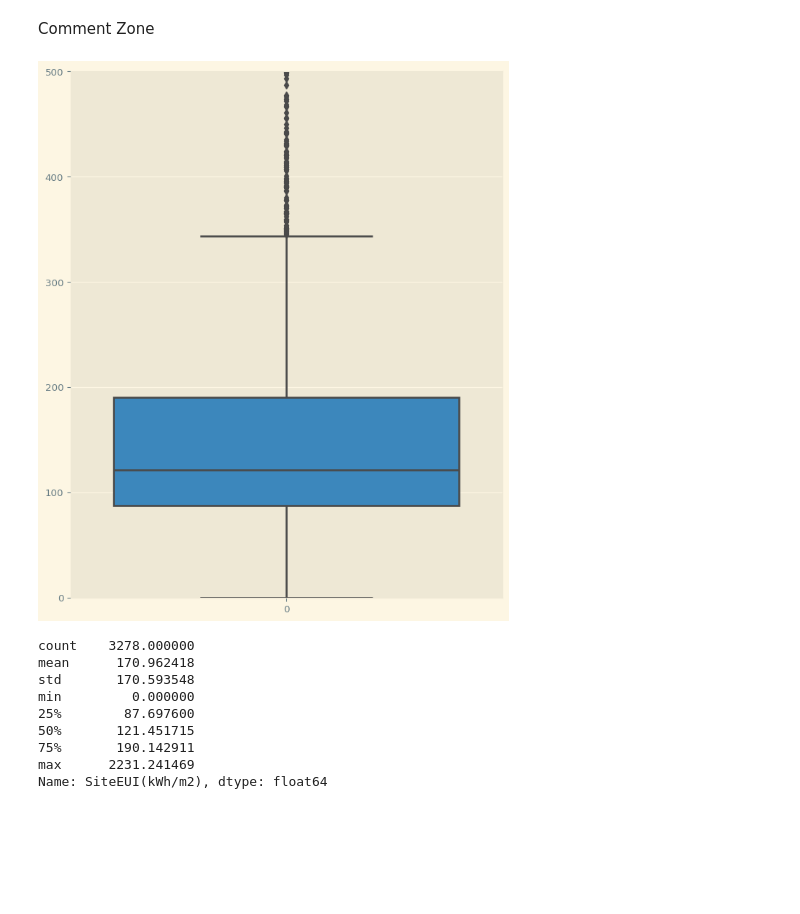
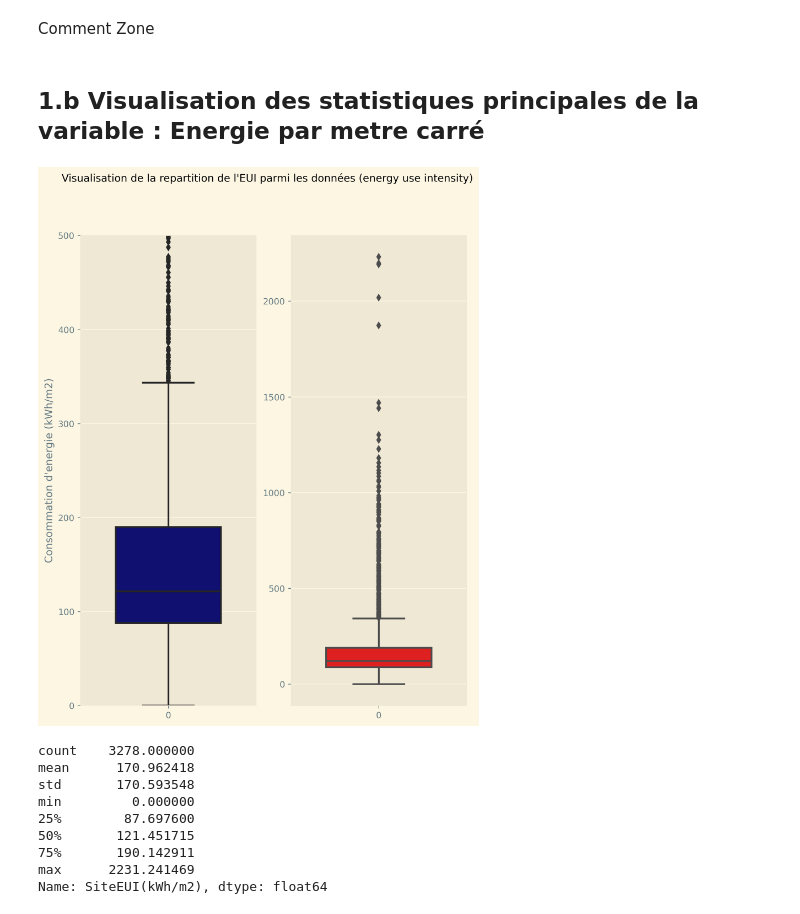
Before and after one commit to Psemp/ds_p4, a Jupyter notebook: first_look.ipynb, the cells around one changed output. Cells and saved outputs as stored; diff of their text form; code cells hidden in the pictures; blank space fills up the shorter version.

```diff
--- a/first_look.ipynb
+++ b/first_look.ipynb
@@ -264,24 +263,35 @@ plt.show()
 [figure]
 # %% [markdown]
 Comment Zone
+# %% [markdown]
+## 1.b Visualisation des statistiques principales de la variable : Energie par metre carré
 # %%
-fig, (ax1) = plt.subplots(
-    ncols=1,
+fig, (ax1, ax2) = plt.subplots(
+    ncols=2,
     nrows=1,
     figsize=(8, 10),
     dpi=pc_dpi,
     )
 
 site_eui_data = list(df_sixteen["SiteEUI(kWh/m2)"].values.astype(float))
 
-ax1 = sns.boxplot(data=site_eui_data)
+sns.boxplot(data=site_eui_data, width=0.6, ax=ax1, color="navy")
 ax1.set_ylim(0, 500)  # High number of outliers, cf describe
+sns.boxplot(data=site_eui_data, width=0.6, ax=ax2, color="red")
+# fig.tight_layout()
+
+###
+# Titles/Lables
+ax1.set_ylabel("Consommation d'energie (kWh/m2)")
+fig.suptitle("Visualisation de la repartition de l'EUI parmi les données (energy use intensity)")
+#
+###
 
 plt.show()
 
 print(df_sixteen["SiteEUI(kWh/m2)"].astype(float).describe())
 # %% [output]
-[figure, old version]
+[figure, new version]
 count    3278.000000
 mean      170.962418
 std       170.593548
```
Also changed, not shown: parts of 6 cells of this notebook, 2 other files.
